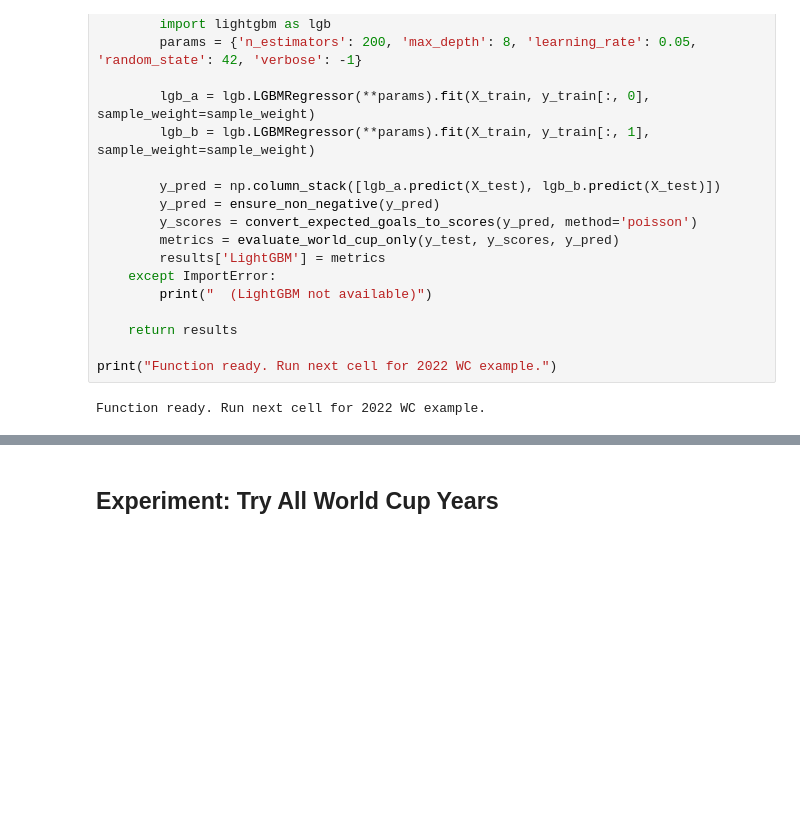
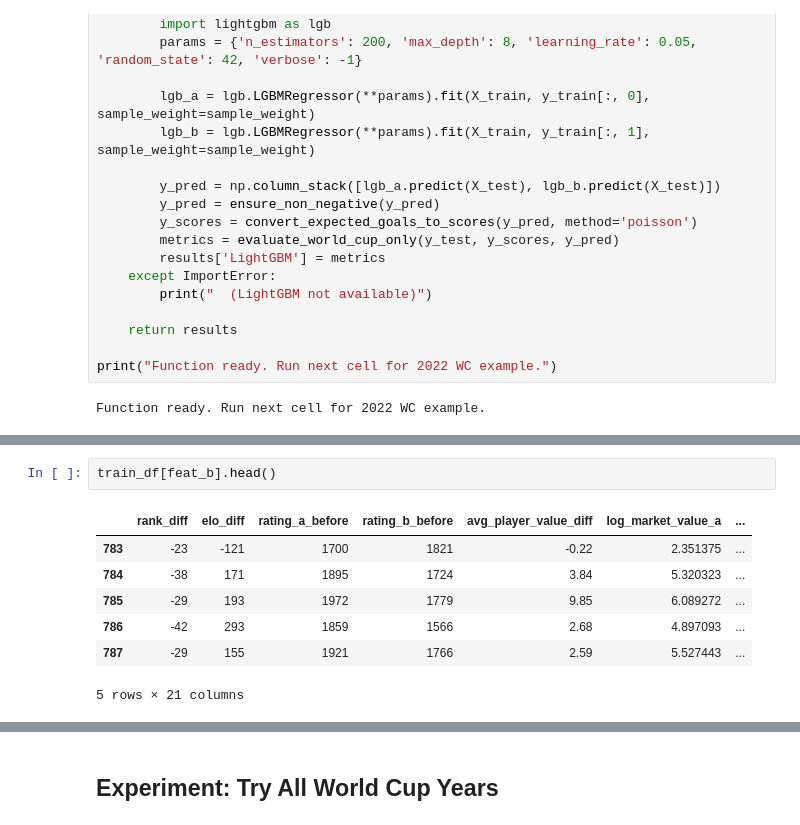
Before and after one commit to roeeseri/World_cup_predictor, a Jupyter notebook: notebooks/06_world_cup_models_optimization.ipynb, the cells around one changed output, grey strips where cells are left out. Drawn from its saved outputs; the diff is of its cells as text; blank space fills up the shorter version.

```diff
--- a/notebooks/06_world_cup_models_optimization.ipynb
+++ b/notebooks/06_world_cup_models_optimization.ipynb
@@ -275,3 +271,13 @@ RandomForest               21.8750          68.7500           0.757812
+# %%
+train_df[feat_b].head()
+# %% [output]
+|  | rank_diff | elo_diff | rating_a_before | rating_b_before | avg_player_value_diff | log_market_value_a | ... |
+| 783 | -23 | -121 | 1700 | 1821 | -0.22 | 2.351375 | ... |
+| 784 | -38 | 171 | 1895 | 1724 | 3.84 | 5.320323 | ... |
+| 785 | -29 | 193 | 1972 | 1779 | 9.85 | 6.089272 | ... |
+| 786 | -42 | 293 | 1859 | 1566 | 2.68 | 4.897093 | ... |
+| 787 | -29 | 155 | 1921 | 1766 | 2.59 | 5.527443 | ... |
+5 rows × 21 columns
 # %%
 # Feature Set B comparison (with state features)
 if year in splits and len(feat_b) > len(feat_a):
```
Also changed, not shown: parts of 21 cells of this notebook, 3 other files.
